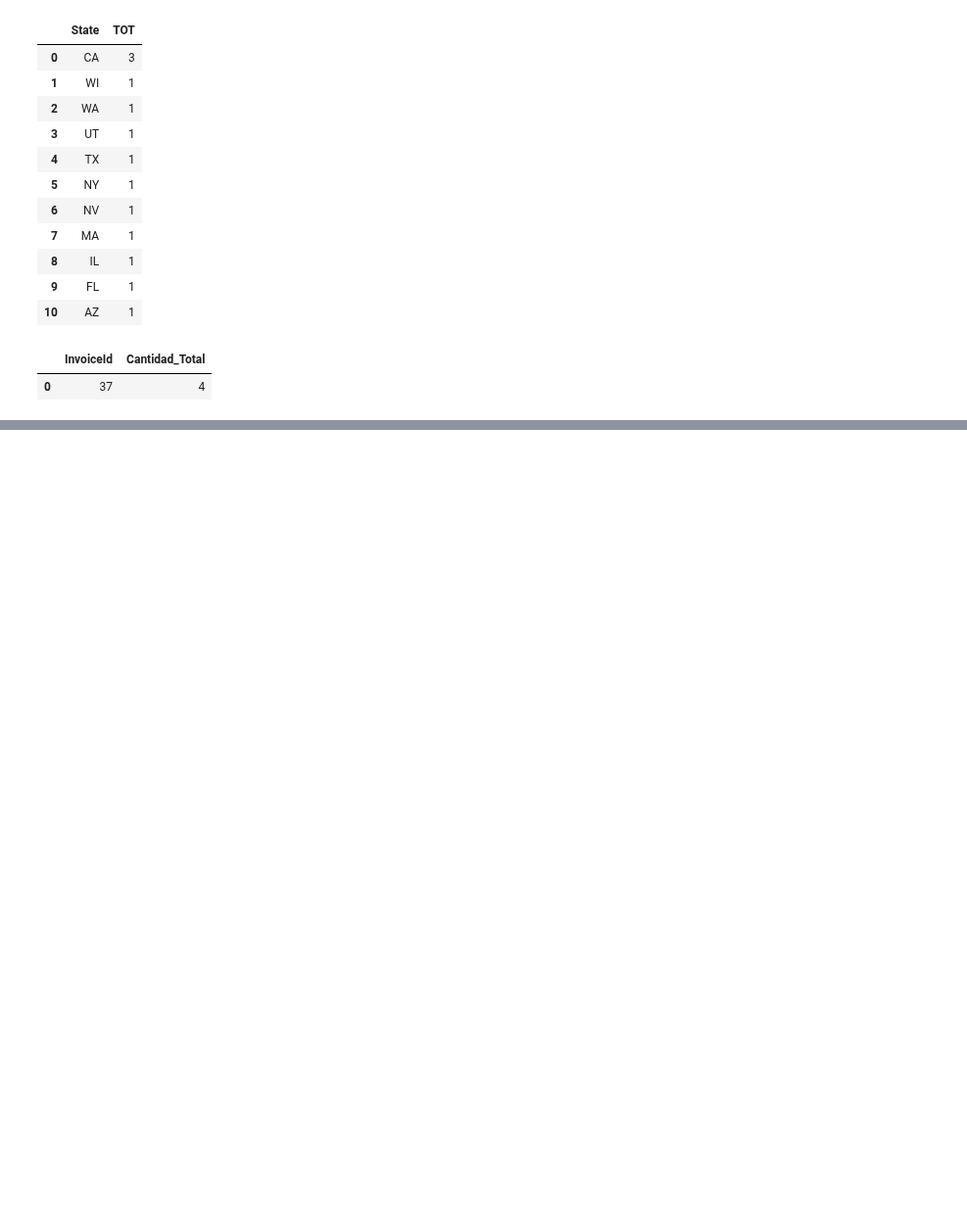
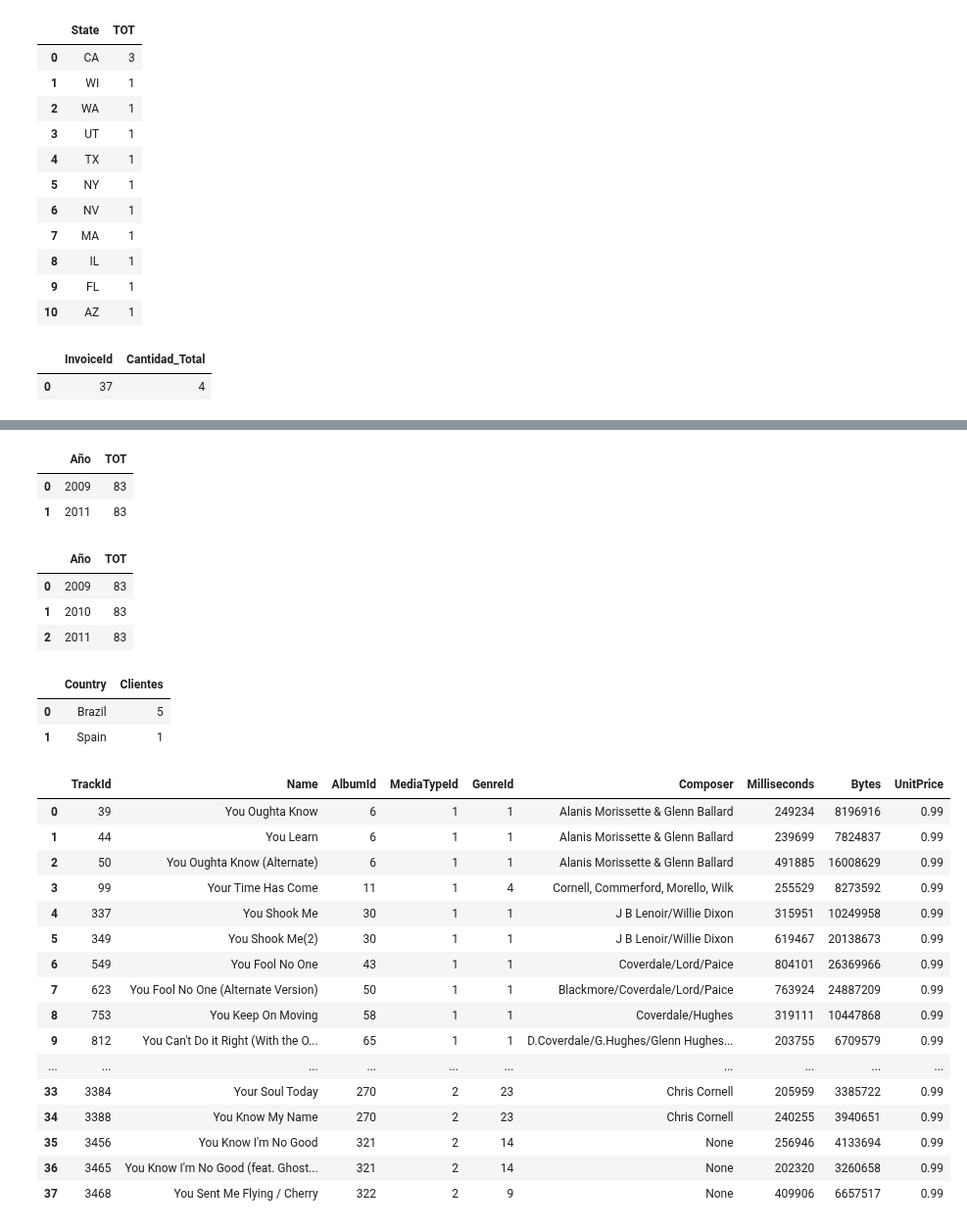
Before and after one commit to InigoLopez1999/2503_dsft_thebridge_inigolopez, a Jupyter notebook: 2-Data_Analysis/8-BBDD/SQL/Practica/1-Chinook/Ejercicio_Practico_SQL_Inigo_Lopez.ipynb, the cells around one changed output, grey strips where cells are left out. Shown at 98% size. Cells and saved outputs as stored; diff of their text form; code cells hidden in the pictures; blank space fills up the shorter version.

```diff
--- a/2-Data_Analysis/8-BBDD/SQL/Practica/1-Chinook/Ejercicio_Practico_SQL_Inigo_Lopez.ipynb
+++ b/2-Data_Analysis/8-BBDD/SQL/Practica/1-Chinook/Ejercicio_Practico_SQL_Inigo_Lopez.ipynb
@@ -173,0 +234,68 @@ df
+# %%
+query = '''
+SELECT strftime("%Y",InvoiceDate) AS Año,COUNT (InvoiceId) as TOT
+FROM invoices
+WHERE Año = "2009" or Año = "2011"
+GROUP BY Año
+'''
+
+df = sql_query(query)
+df
+# %% [output]
+|  | Año | TOT |
+| 0 | 2009 | 83 |
+| 1 | 2011 | 83 |
+# %%
+query = '''
+SELECT strftime("%Y",InvoiceDate) AS Año,COUNT (InvoiceId) as TOT
+FROM invoices
+WHERE strftime("%Y", InvoiceDate) BETWEEN "2009" AND "2011"
+GROUP BY Año
+'''
+
+df = sql_query(query)
+df
+# %% [output]
+|  | Año | TOT |
+| 0 | 2009 | 83 |
+| 1 | 2010 | 83 |
+| 2 | 2011 | 83 |
+# %%
+query = '''
+SELECT c.Country,COUNT (c.CustomerId) as Clientes FROM customers as c
+WHERE c.Country = "Spain" or c.Country = "Brazil"
+GROUP BY c.Country
+'''
+
+df = sql_query(query)
+df
+# %% [output]
+|  | Country | Clientes |
+| 0 | Brazil | 5 |
+| 1 | Spain | 1 |
+# %%
+query = '''
+SELECT *
+FROM tracks
+WHERE Name LIKE 'You%'
+'''
+
+sql_query(query)
+# %% [output]
+|  | TrackId | Name | AlbumId | MediaTypeId | GenreId | Composer | Milliseconds | Bytes | UnitPrice |
+| 0 | 39 | You Oughta Know | 6 | 1 | 1 | Alanis Morissette & Glenn Ballard | 249234 | 8196916 | 0.99 |
+| 1 | 44 | You Learn | 6 | 1 | 1 | Alanis Morissette & Glenn Ballard | 239699 | 7824837 | 0.99 |
+| 2 | 50 | You Oughta Know (Alternate) | 6 | 1 | 1 | Alanis Morissette & Glenn Ballard | 491885 | 16008629 | 0.99 |
+| 3 | 99 | Your Time Has Come | 11 | 1 | 4 | Cornell, Commerford, Morello, Wilk | 255529 | 8273592 | 0.99 |
+| 4 | 337 | You Shook Me | 30 | 1 | 1 | J B Lenoir/Willie Dixon | 315951 | 10249958 | 0.99 |
+| 5 | 349 | You Shook Me(2) | 30 | 1 | 1 | J B Lenoir/Willie Dixon | 619467 | 20138673 | 0.99 |
+| 6 | 549 | You Fool No One | 43 | 1 | 1 | Coverdale/Lord/Paice | 804101 | 26369966 | 0.99 |
+| 7 | 623 | You Fool No One (Alternate Version) | 50 | 1 | 1 | Blackmore/Coverdale/Lord/Paice | 763924 | 24887209 | 0.99 |
+| 8 | 753 | You Keep On Moving | 58 | 1 | 1 | Coverdale/Hughes | 319111 | 10447868 | 0.99 |
+| 9 | 812 | You Can't Do it Right (With the O... | 65 | 1 | 1 | D.Coverdale/G.Hughes/Glenn Hughes... | 203755 | 6709579 | 0.99 |
+| ... | ... | ... | ... | ... | ... | ... | ... | ... | ... |
+| 33 | 3384 | Your Soul Today | 270 | 2 | 23 | Chris Cornell | 205959 | 3385722 | 0.99 |
+| 34 | 3388 | You Know My Name | 270 | 2 | 23 | Chris Cornell | 240255 | 3940651 | 0.99 |
+| 35 | 3456 | You Know I'm No Good | 321 | 2 | 14 | None | 256946 | 4133694 | 0.99 |
+| 36 | 3465 | You Know I'm No Good (feat. Ghost... | 321 | 2 | 14 | None | 202320 | 3260658 | 0.99 |
+| 37 | 3468 | You Sent Me Flying / Cherry | 322 | 2 | 9 | None | 409906 | 6657517 | 0.99 |
```
Also changed, not shown: parts of 3 cells of this notebook.
